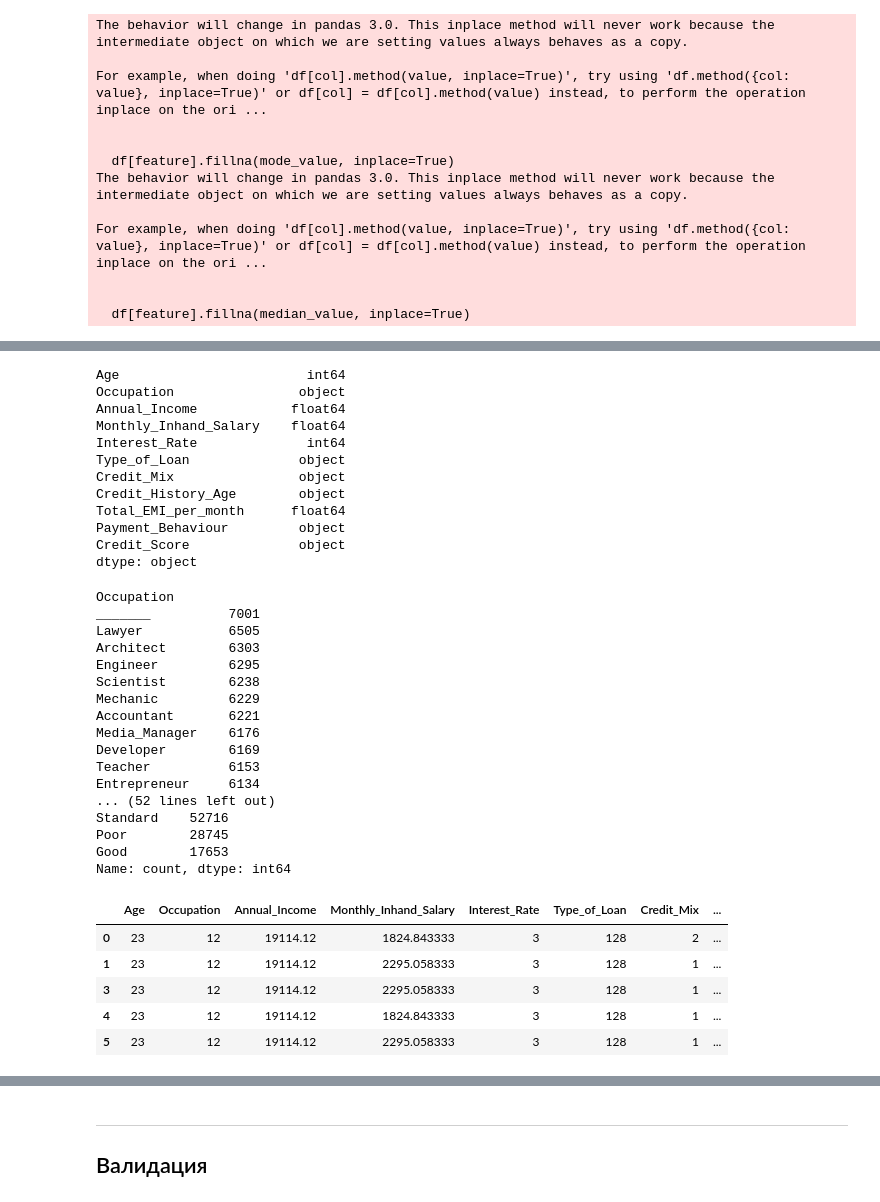
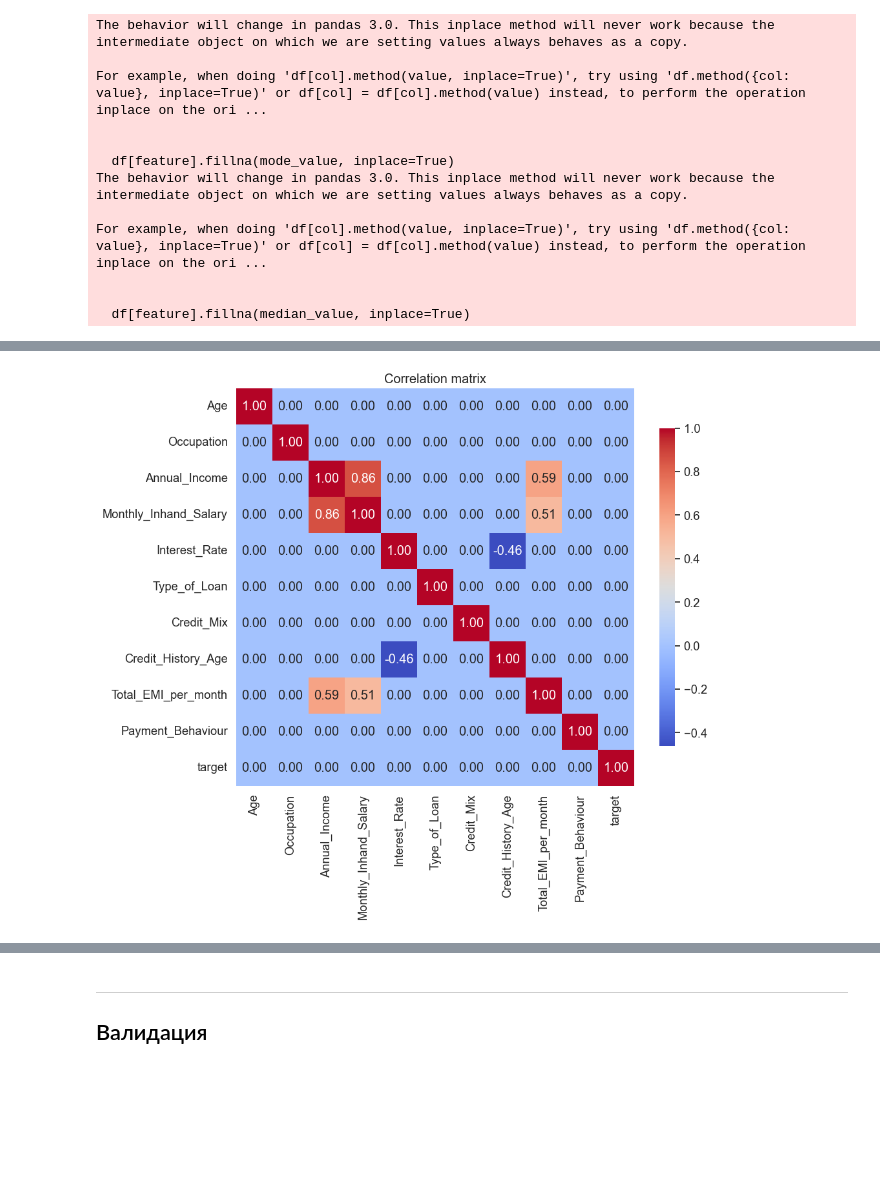
Before and after one commit to Caaac/CRM_with_scoring, a Jupyter notebook: backend/model/main.ipynb, the cells around one changed output, grey strips where cells are left out. Cells and saved outputs as stored; diff of their text form; code cells hidden in the pictures; blank space fills up the shorter version.

```diff
--- a/backend/model/main.ipynb
+++ b/backend/model/main.ipynb
@@ -182,15 +192,0 @@ dtype: float64
-# %%
-df.dtypes
-# %% [output]
-Age                        int64
-Occupation                object
-Annual_Income            float64
-Monthly_Inhand_Salary    float64
-Interest_Rate              int64
-Type_of_Loan              object
-Credit_Mix                object
-Credit_History_Age        object
-Total_EMI_per_month      float64
-Payment_Behaviour         object
-Credit_Score              object
-dtype: object
@@ -199,34 +197,18 @@ label_encoder = LabelEncoder()
 
 for col_name, col_type in df.dtypes.items():
   if (col_type == object):
-    print(df[col_name].value_counts(), end='\n\n')
+    # print(df[col_name].value_counts(), end='\n\n')
     df[col_name] = label_encoder.fit_transform(df[col_name])
-# %% [output]
-Occupation
-_______          7001
-Lawyer           6505
-Architect        6303
-Engineer         6295
-Scientist        6238
-Mechanic         6229
-Accountant       6221
-Media_Manager    6176
-Developer        6169
-Teacher          6153
-Entrepreneur     6134
-... (52 lines left out)
-Standard    52716
-Poor        28745
-Good        17653
-Name: count, dtype: int64
 # %%
 df.rename(columns={'Credit_Score': 'target'}, inplace=True)
-# %%
-df.head()
-# %% [output]
-|  | Age | Occupation | Annual_Income | Monthly_Inhand_Salary | Interest_Rate | Type_of_Loan | Credit_Mix | ... |
-| 0 | 23 | 12 | 19114.12 | 1824.843333 | 3 | 128 | 2 | ... |
-| 1 | 23 | 12 | 19114.12 | 2295.058333 | 3 | 128 | 1 | ... |
-| 3 | 23 | 12 | 19114.12 | 2295.058333 | 3 | 128 | 1 | ... |
-| 4 | 23 | 12 | 19114.12 | 1824.843333 | 3 | 128 | 1 | ... |
-| 5 | 23 | 12 | 19114.12 | 2295.058333 | 3 | 128 | 1 | ... |
+# %%
+numeric_df = df.select_dtypes(include=[np.number])
+corr_matrix = df.corr()
+corr_matrix[np.abs(corr_matrix) < .3] = 0
+sns.set(font_scale=1.2)
+plt.figure(figsize=(10, 8))
+sns.heatmap(corr_matrix, annot=True, cmap='coolwarm', fmt=".2f", square=True, cbar_kws={"shrink": .8})
+plt.title('Correlation matrix')
+plt.show()
+# %% [output]
+[figure, added]
```
Also changed, not shown: parts of 23 cells of this notebook, 8 other files.
